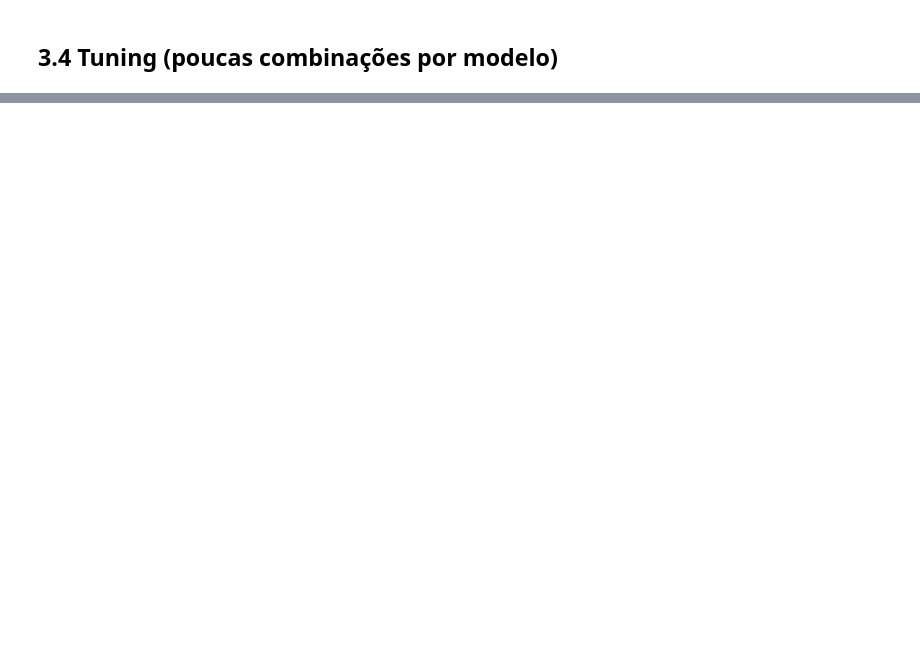
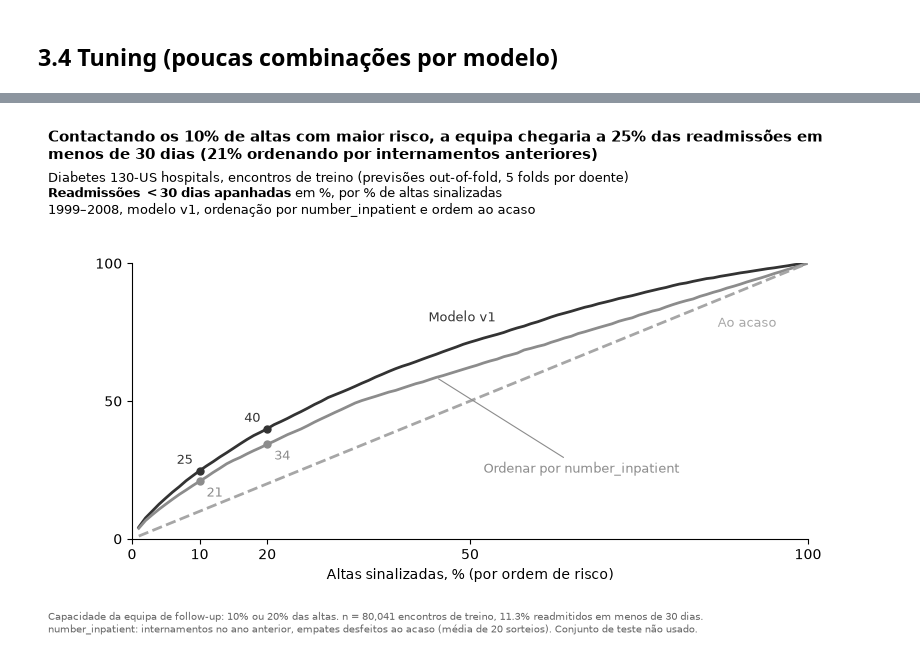
Before and after one commit to EDSB26G11/Bootcamp_Projetos, a Jupyter notebook: notebooks/04_tuning_selection.ipynb, the cells around one changed output, grey strips where cells are left out. Saved outputs shown, nothing was run; the diff lists cells and outputs as text; code cells hidden in the pictures; blank space fills up the shorter version.

Commit message:
adiciona modelos baseline, analise de lacunas e revisão

```diff
--- a/notebooks/04_tuning_selection.ipynb
+++ b/notebooks/04_tuning_selection.ipynb
@@ -58,0 +110,13 @@ Com scores out-of-fold do treino, não do teste.
+# %%
+rows = []
+for k in CAPACITIES:
+    b = rank_baseline_at_k(data.y_train, data.X_train["number_inpatient"], k)
+    for method, rec, prec in [("Modelo v1", cap.loc[k, "recall"], cap.loc[k, "precision"]),
+                              ("Ordenar por number_inpatient", b["recall_mean"], b["precision_mean"]),
+                              ("Ao acaso", k, BASE_RATE)]:
+        rows.append({"k": k, "metodo": method, "recall": rec, "precision": prec,
+                     "readm_por_1000_altas": 1000 * k * prec})
+comp = pd.DataFrame(rows).set_index(["k", "metodo"])
+rule = (data.X_train["number_inpatient"] >= 1).mean()
+print(f"Regra number_inpatient >= 1: sinaliza {rule:.1%} das altas (não é comparável a 10% ou 20%).")
+comp.round(3)
@@ -58,0 +135,6 @@ Com scores out-of-fold do treino, não do teste.
+# %%
+for k in CAPACITIES:
+    c = confusion_at_k(data.y_train, oof, k)
+    m = pd.DataFrame(c["matrix"], index=["real 0", "real 1"], columns=["sem follow-up", "follow-up"])
+    m.to_csv(ROOT / "reports" / f"confusion_k{int(k * 100)}.csv")
+    display(m.rename_axis(f"k = {k:.0%}"))
@@ -58,0 +154,44 @@ Com scores out-of-fold do treino, não do teste.
+# %%
+g_model = gains_curve(data.y_train, oof)
+g_inp = gains_curve(data.y_train, data.X_train["number_inpatient"], n_draws=20)
+x10 = g_model.loc[g_model["k"].round(2) == 0.10, "pct_readm_apanhadas"].iat[0]
+b10 = g_inp.loc[g_inp["k"].round(2) == 0.10, "pct_readm_apanhadas"].iat[0]
+
+fig, ax = plt.subplots(figsize=(8, 5.2))
+g_rand = pd.DataFrame({"k": g_model["k"], "pct_readm_apanhadas": 100 * g_model["k"]})
+# (curva, rótulo, cor, estilo, posição do rótulo junto à linha: x em %, deslocamento em pontos)
+lines = [(g_model, "Modelo v1", "#333333", "-", 55, (-6, 8), "right"),
+         (g_inp, None, "#8c8c8c", "-", None, None, None),
+         (g_rand, "Ao acaso", "#a6a6a6", "--", 85, (8, -16), "left")]
+at = lambda g, k: g.loc[(100 * g["k"]).round() == k, "pct_readm_apanhadas"].iat[0]
+for g, label, color, ls, xk, off, ha in lines:
+    ax.plot(100 * g["k"], g["pct_readm_apanhadas"], color=color, ls=ls, lw=2)
+    if label:
+        ax.annotate(label, (xk, at(g, xk)), xytext=off, textcoords="offset points", ha=ha, fontsize=9, color=color)
+# Sem espaço entre as duas linhas cinzentas: rótulo em baixo, com linha de chamada.
+ax.annotate("Ordenar por number_inpatient", (45, at(g_inp, 45)), xytext=(52, 24), textcoords="data",
+            fontsize=9, color="#8c8c8c", arrowprops=dict(arrowstyle="-", color="#8c8c8c", lw=0.8))
+for k in (10, 20):
+    for g, color, off, ha in [(g_model, "#333333", (-5, 5), "right"), (g_inp, "#8c8c8c", (5, -11), "left")]:
+        y = at(g, k)
+        ax.plot(k, y, "o", color=color, ms=5)
+        ax.annotate(f"{y:.0f}", (k, y), xytext=off, textcoords="offset points", ha=ha, fontsize=9, color=color)
+ax.set_xlim(0, 100); ax.set_ylim(0, 100)
+ax.set_xticks([0, 10, 20, 50, 100]); ax.set_yticks([0, 50, 100])
+ax.spines[["top", "right"]].set_visible(False)
+ax.set_xlabel("Altas sinalizadas, % (por ordem de risco)")
+fig.text(0.02, 0.98, f"Contactando os 10% de altas com maior risco, a equipa chegaria a {x10:.0f}% das readmissões "
+         f"em menos de 30 dias ({b10:.0f}% ordenando por internamentos anteriores)",
+         fontsize=10.5, fontweight="bold", va="top", wrap=True)
+fig.text(0.02, 0.90, "Diabetes 130-US hospitals, encontros de treino (previsões out-of-fold, 5 folds por doente)\n"
+         r"$\bf{Readmissões\ <30\ dias\ apanhadas}$ em %, por % de altas sinalizadas" "\n"
+         "1999–2008, modelo v1, ordenação por number_inpatient e ordem ao acaso", fontsize=9, va="top")
+fig.text(0.02, 0.01, f"Capacidade da equipa de follow-up: 10% ou 20% das altas. n = {len(oof):,} encontros de treino, "
+         f"{BASE_RATE:.1%} readmitidos em menos de 30 dias.\n"
+         "number_inpatient: internamentos no ano anterior, empates desfeitos ao acaso (média de 20 sorteios). "
+         "Conjunto de teste não usado.", fontsize=7.5, color="#666666")
+fig.subplots_adjust(top=0.72, bottom=0.19, right=0.97)
+fig.savefig(FIG / "gains_curve_v1.png", dpi=150)
+plt.show()
+# %% [output]
+[figure, added]
```
Also changed, not shown: parts of 25 cells of this notebook, 28 other files.
